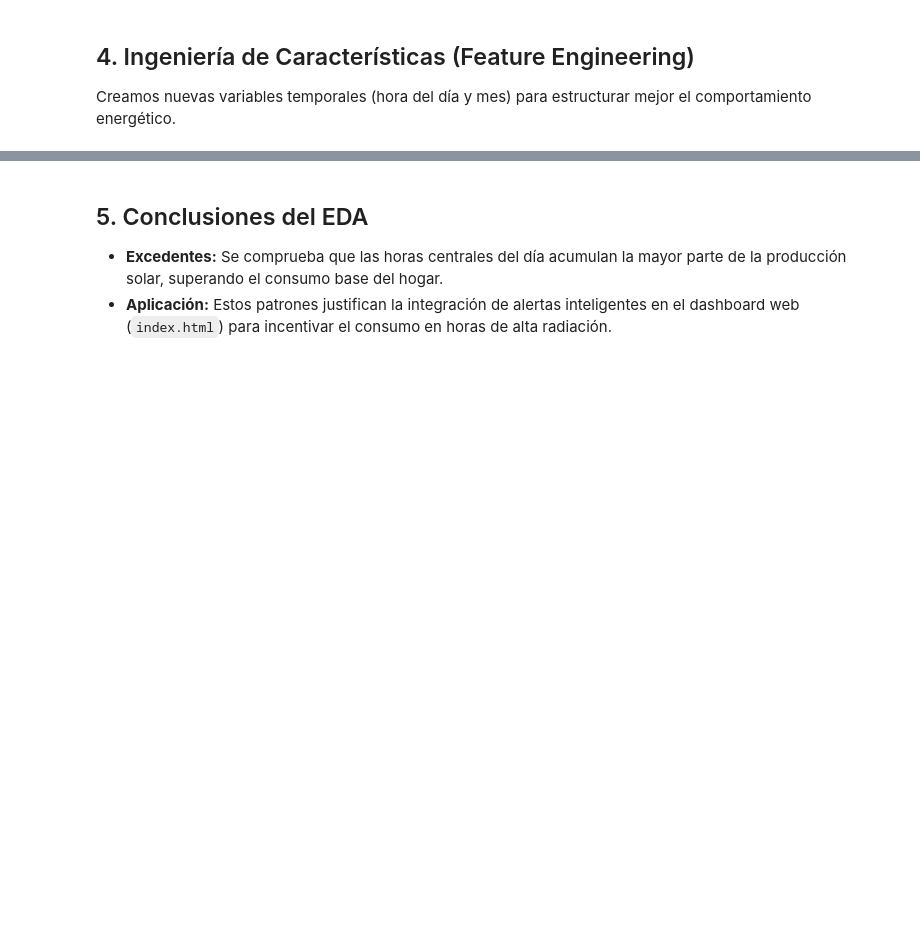
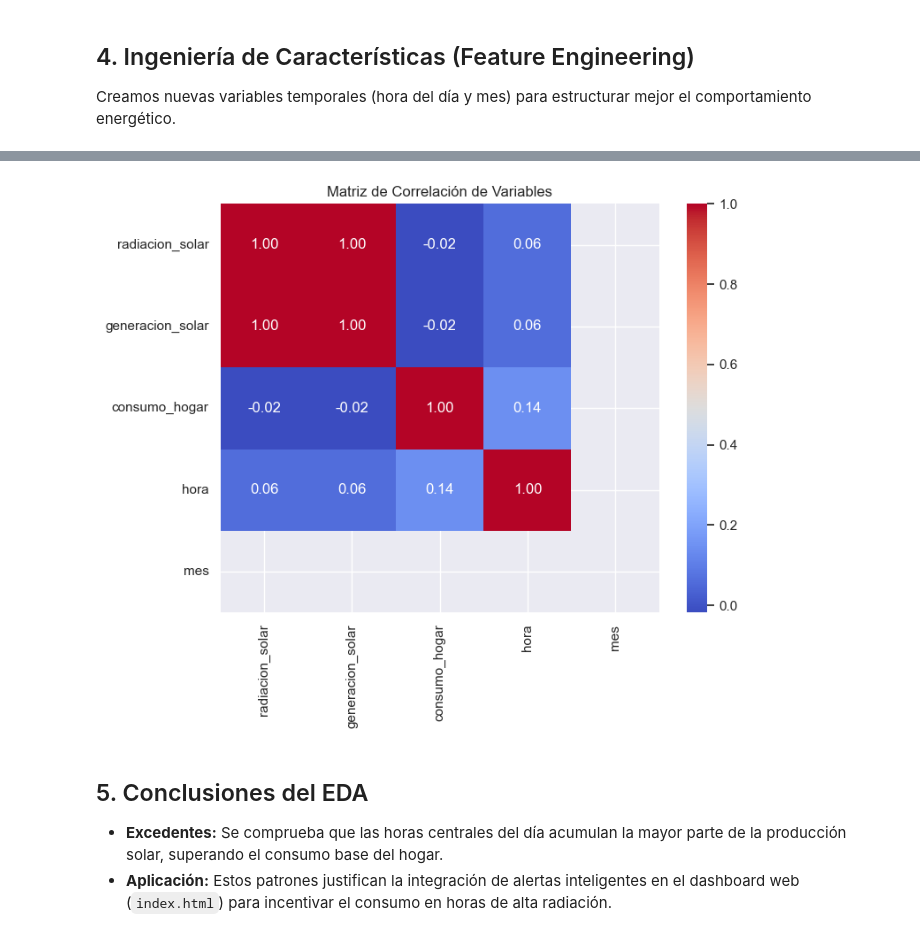
Before and after one commit to proyectotalentosinfronteras/Start-Energy-AI, a Jupyter notebook: notebooks/Start Energy AI - Proyecto Módulo 6.ipynb, the cells around one changed output, grey strips where cells are left out. Saved outputs shown, nothing was run; the diff lists cells and outputs as text; code cells hidden in the pictures; blank space fills up the shorter version.

```diff
--- a/notebooks/Start Energy AI - Proyecto Módulo 6.ipynb
+++ b/notebooks/Start Energy AI - Proyecto Módulo 6.ipynb
@@ -108,10 +203,11 @@ print(generacion_por_hora)
 # %%
 #Mapa de Calor de Correlaciones
-Python
 plt.figure(figsize=(8, 6))
 sns.heatmap(df.corr(), annot=True, cmap='coolwarm', fmt=".2f")
 plt.title('Matriz de Correlación de Variables')
 plt.show()
+# %% [output]
+[figure, added]
 # %% [markdown]
 ## 5. Conclusiones del EDA
 * **Excedentes:** Se comprueba que las horas centrales del día acumulan la mayor parte de la producción solar, superando el consumo base del hogar.
```
Also changed, not shown: parts of 11 cells of this notebook, 1 other file.
